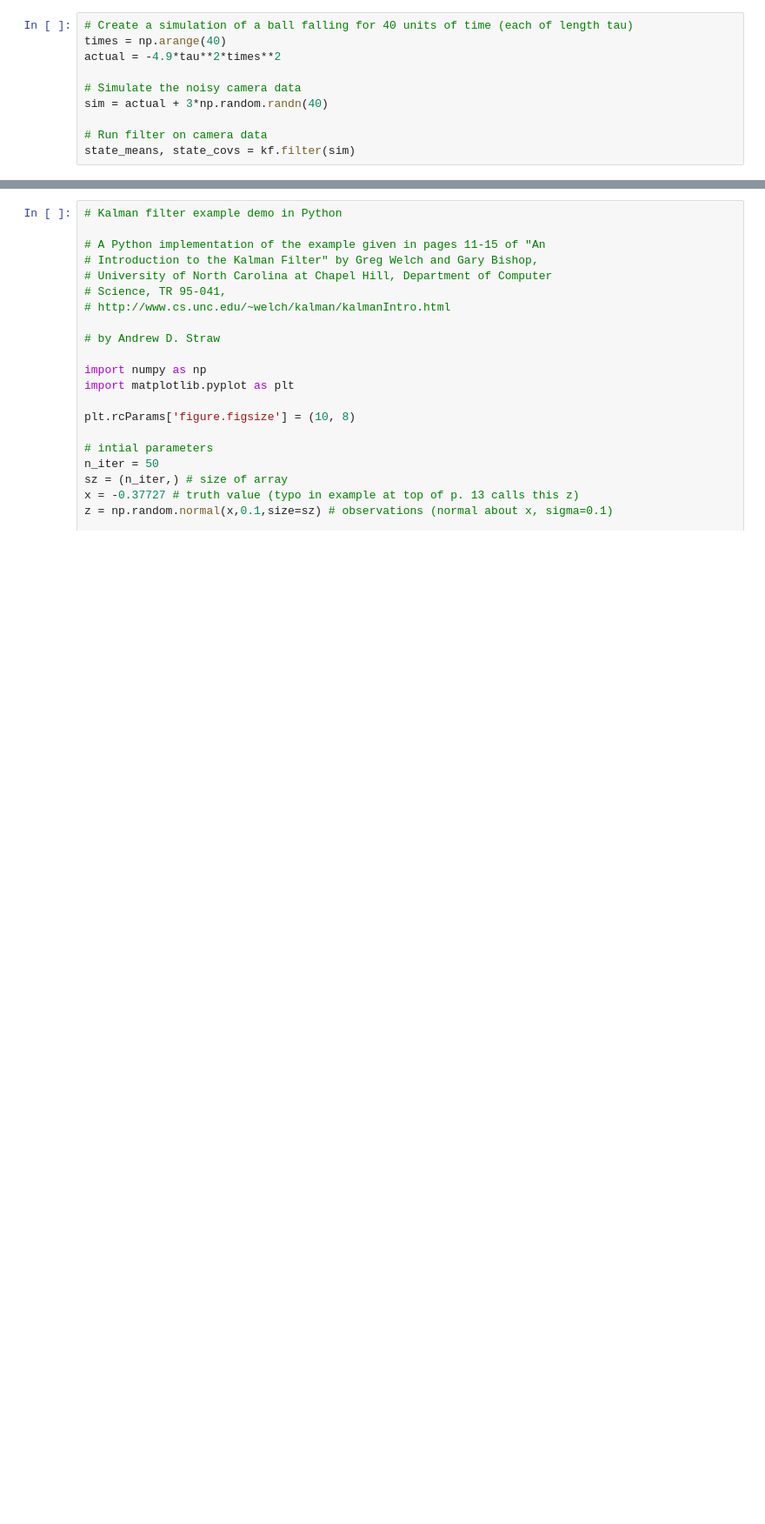
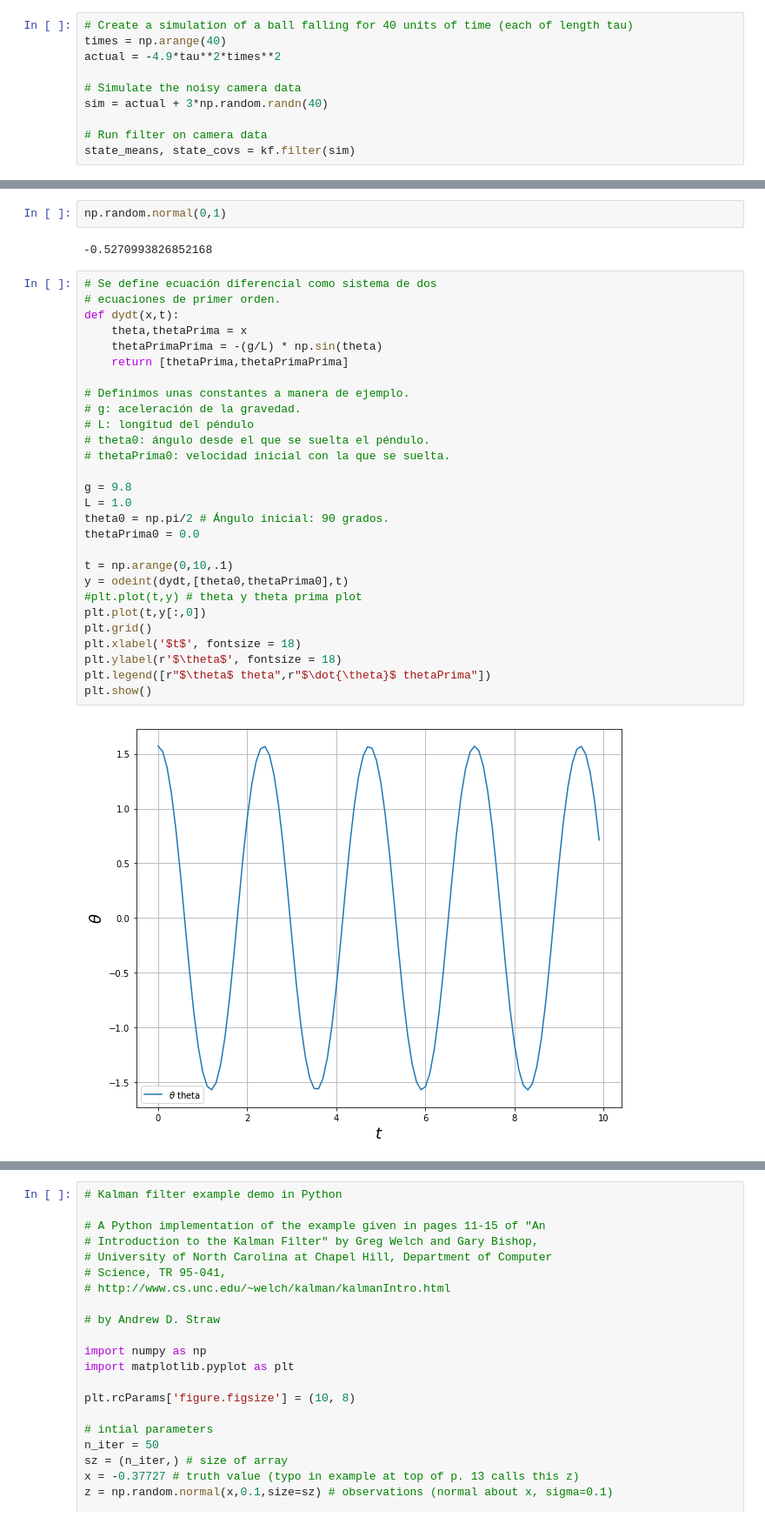
Before and after one commit to IntroCursos/MachingLearning, a Jupyter notebook: BasicStockDataManipulation/Kalman.ipynb, the cells around one changed output, grey strips where cells are left out. Shown at 87% size. Drawn from its saved outputs; the diff is of its cells as text; blank space fills up the shorter version.

```diff
--- a/BasicStockDataManipulation/Kalman.ipynb
+++ b/BasicStockDataManipulation/Kalman.ipynb
@@ -51,0 +129,34 @@ plt.ylabel('Height');
+# %%
+np.random.normal(0,1)
+# %% [output]
+-0.5270993826852168
+# %%
+# Se define ecuación diferencial como sistema de dos
+# ecuaciones de primer orden.
+def dydt(x,t):
+    theta,thetaPrima = x
+    thetaPrimaPrima = -(g/L) * np.sin(theta)
+    return [thetaPrima,thetaPrimaPrima]
+
+# Definimos unas constantes a manera de ejemplo.
+# g: aceleración de la gravedad.
+# L: longitud del péndulo
+# theta0: ángulo desde el que se suelta el péndulo.
+# thetaPrima0: velocidad inicial con la que se suelta.
+
+g = 9.8
+L = 1.0
+theta0 = np.pi/2 # Ángulo inicial: 90 grados.
+thetaPrima0 = 0.0
+
+t = np.arange(0,10,.1)
+y = odeint(dydt,[theta0,thetaPrima0],t)
+#plt.plot(t,y) # theta y theta prima plot
+plt.plot(t,y[:,0])
+plt.grid()
+plt.xlabel('$t$', fontsize = 18)
+plt.ylabel(r'$\theta$', fontsize = 18)
+plt.legend([r"$\theta$ theta",r"$\dot{\theta}$ thetaPrima"])
+plt.show()
+# %% [output]
+[figure, added]
```
Also changed, not shown: parts of 35 cells of this notebook.
